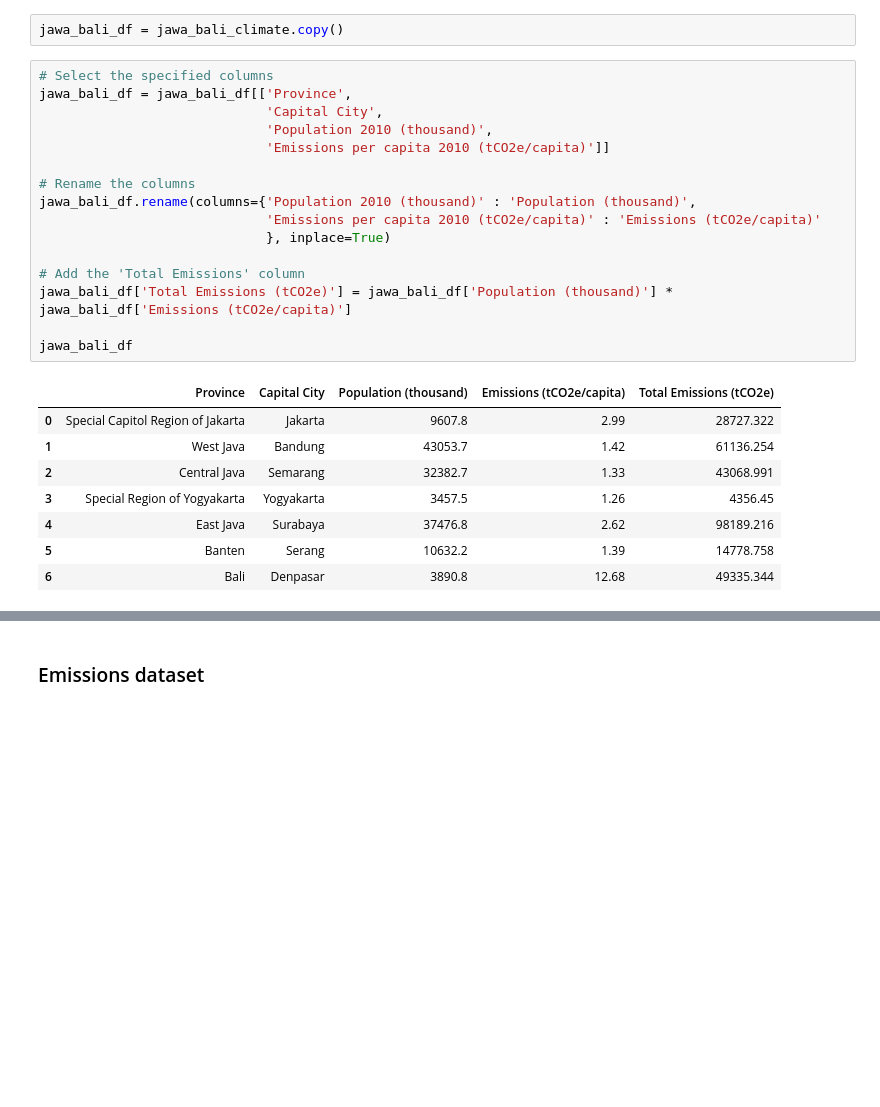
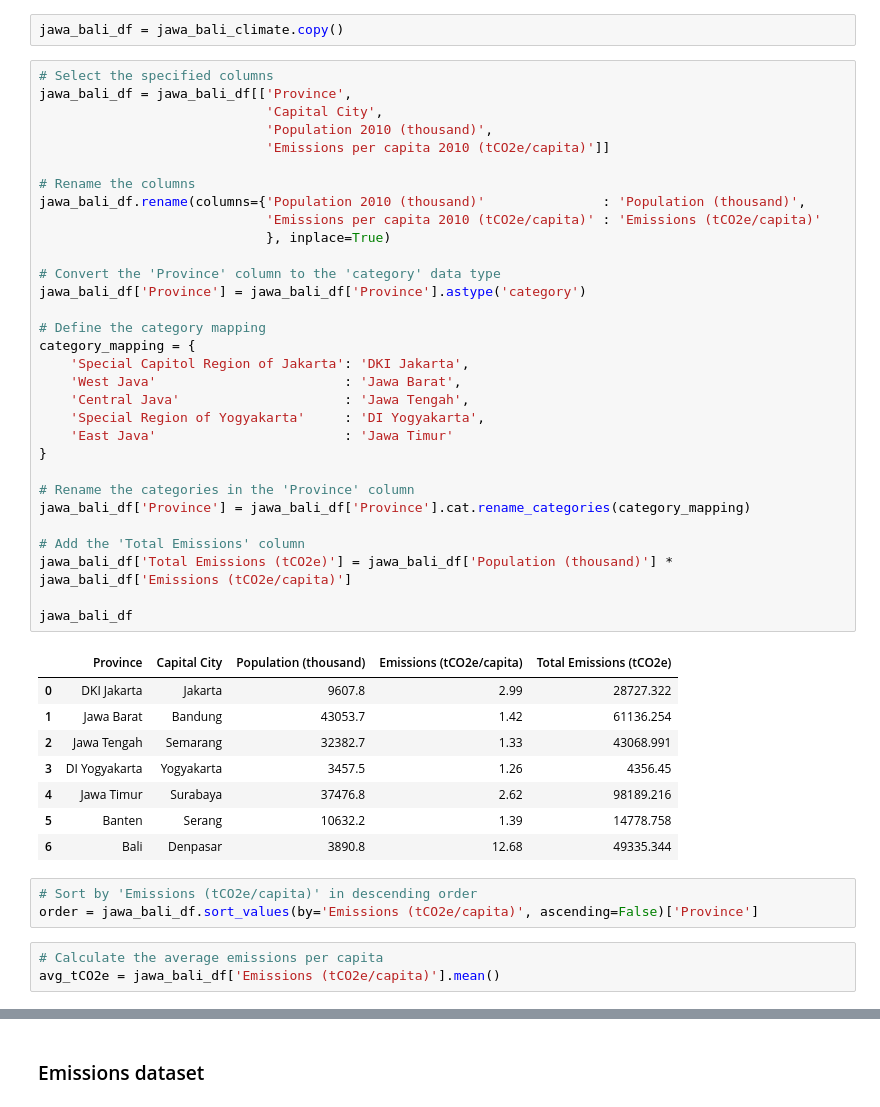
Before and after one commit to sabirinID/Nafas-Air-Quality, a Jupyter notebook: Docs/1-Exploratory-Data-Analysis.ipynb, the cells around one changed output, grey strips where cells are left out. Drawn from its saved outputs; the diff is of its cells as text; blank space fills up the shorter version.

```diff
--- a/Docs/1-Exploratory-Data-Analysis.ipynb
+++ b/Docs/1-Exploratory-Data-Analysis.ipynb
@@ -318,25 +318,46 @@ jawa_bali_df = jawa_bali_climate.copy()
 # %%
 # Select the specified columns
 jawa_bali_df = jawa_bali_df[['Province',
                              'Capital City',
                              'Population 2010 (thousand)',
                              'Emissions per capita 2010 (tCO2e/capita)']]
 
 # Rename the columns
-jawa_bali_df.rename(columns={'Population 2010 (thousand)' : 'Population (thousand)',
+jawa_bali_df.rename(columns={'Population 2010 (thousand)'               : 'Population (thousand)',
                              'Emissions per capita 2010 (tCO2e/capita)' : 'Emissions (tCO2e/capita)'
                              }, inplace=True)
+
+# Convert the 'Province' column to the 'category' data type
+jawa_bali_df['Province'] = jawa_bali_df['Province'].astype('category')
+
+# Define the category mapping
+category_mapping = {
+    'Special Capitol Region of Jakarta': 'DKI Jakarta',
+    'West Java'                        : 'Jawa Barat',
+    'Central Java'                     : 'Jawa Tengah',
+    'Special Region of Yogyakarta'     : 'DI Yogyakarta',
+    'East Java'                        : 'Jawa Timur'
+}
+
+# Rename the categories in the 'Province' column
+jawa_bali_df['Province'] = jawa_bali_df['Province'].cat.rename_categories(category_mapping)
 
 # Add the 'Total Emissions' column
 jawa_bali_df['Total Emissions (tCO2e)'] = jawa_bali_df['Population (thousand)'] * jawa_bali_df['Emissions (tCO2e/capita)']
 
 jawa_bali_df
 # %% [output]
 |  | Province | Capital City | Population (thousand) | Emissions (tCO2e/capita) | Total Emissions (tCO2e) |
-| 0 | Special Capitol Region of Jakarta | Jakarta | 9607.8 | 2.99 | 28727.322 |
-| 1 | West Java | Bandung | 43053.7 | 1.42 | 61136.254 |
-| 2 | Central Java | Semarang | 32382.7 | 1.33 | 43068.991 |
-| 3 | Special Region of Yogyakarta | Yogyakarta | 3457.5 | 1.26 | 4356.45 |
-| 4 | East Java | Surabaya | 37476.8 | 2.62 | 98189.216 |
+| 0 | DKI Jakarta | Jakarta | 9607.8 | 2.99 | 28727.322 |
+| 1 | Jawa Barat | Bandung | 43053.7 | 1.42 | 61136.254 |
+| 2 | Jawa Tengah | Semarang | 32382.7 | 1.33 | 43068.991 |
+| 3 | DI Yogyakarta | Yogyakarta | 3457.5 | 1.26 | 4356.45 |
+| 4 | Jawa Timur | Surabaya | 37476.8 | 2.62 | 98189.216 |
 | 5 | Banten | Serang | 10632.2 | 1.39 | 14778.758 |
 | 6 | Bali | Denpasar | 3890.8 | 12.68 | 49335.344 |
+# %%
+# Sort by 'Emissions (tCO2e/capita)' in descending order
+order = jawa_bali_df.sort_values(by='Emissions (tCO2e/capita)', ascending=False)['Province']
+# %%
+# Calculate the average emissions per capita
+avg_tCO2e = jawa_bali_df['Emissions (tCO2e/capita)'].mean()
```
Also changed, not shown: parts of 5 cells of this notebook.
